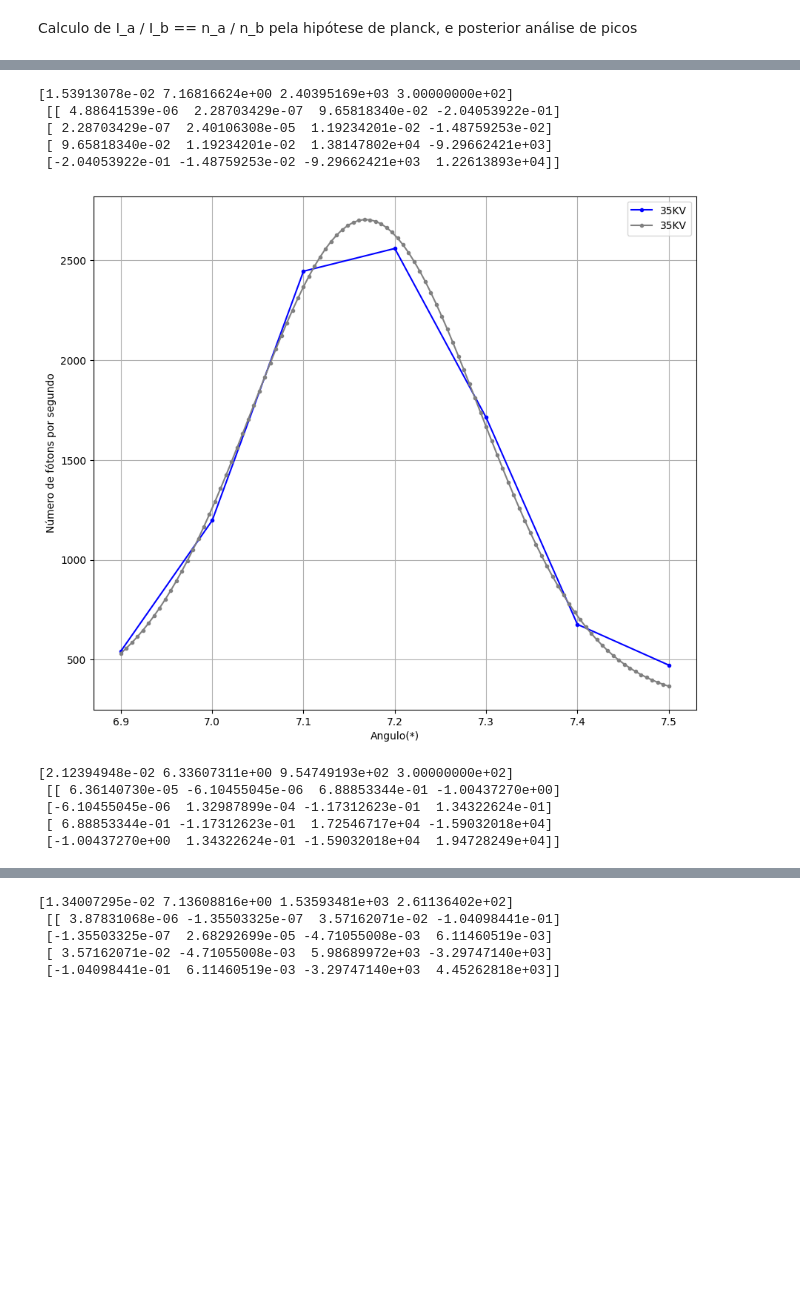
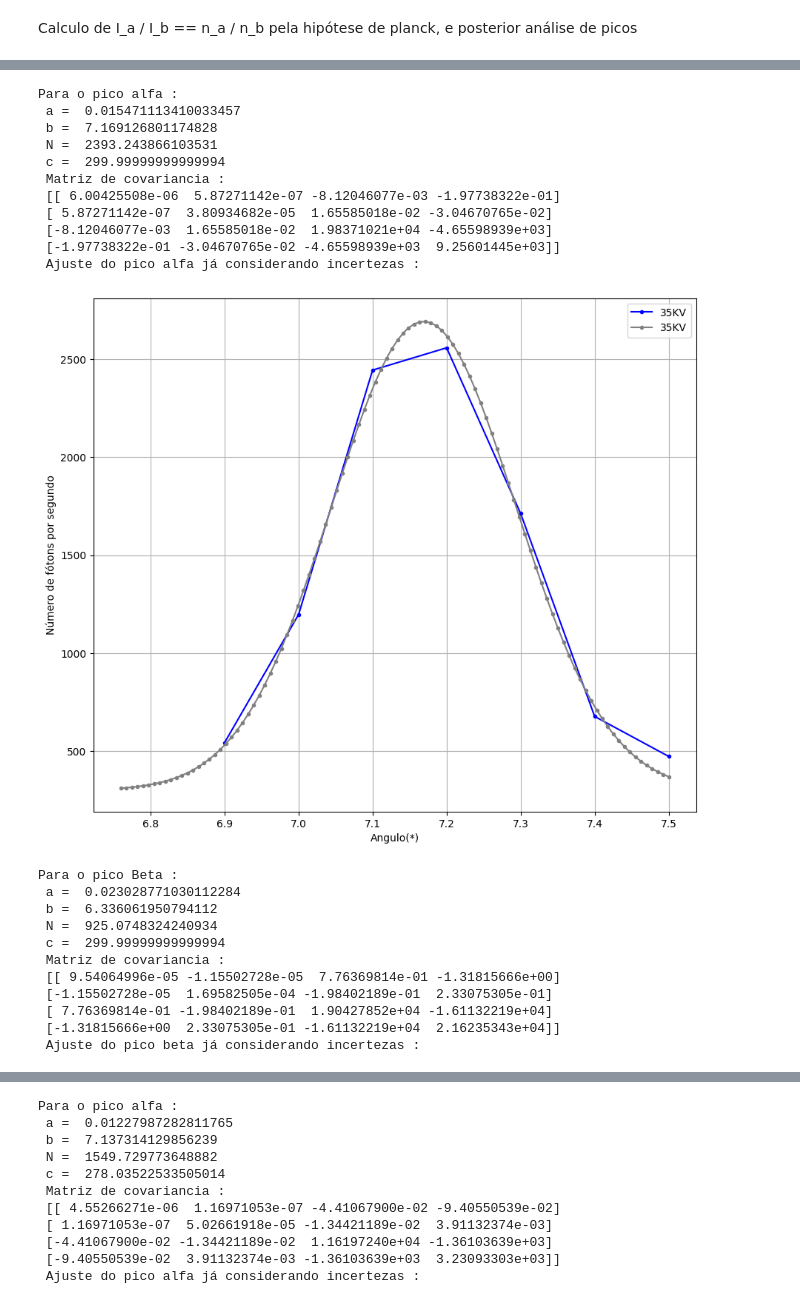
Before and after one commit to DanielDCSS/LabGlither, a Jupyter notebook: OpenLabEX2 VD.ipynb, the cells around one changed output, grey strips where cells are left out. Cells and saved outputs as stored; diff of their text form; code cells hidden in the pictures; blank space fills up the shorter version.

```diff
--- a/OpenLabEX2 VD.ipynb
+++ b/OpenLabEX2 VD.ipynb
@@ -13,5 +13,8 @@ Importação de dados
 df = pd.read_excel('Planilha do raio-x.xlsx', sheet_name='Dados', header=None, names=['A', 'B', 'C', 'D','E', 'F'])
 df = df.replace({',': '.'}, regex=True)
 hs = pd.read_excel('Planilha do raio-x.xlsx', sheet_name='Hist', header=None, names=['A', 'B'])
-print('agora vai ! ')
+tm = pd.read_excel('Planilha do raio-x.xlsx', sheet_name='TMorto', header=None, names=['A', 'B'])
+tm = tm.replace({',':'.'}, regex=True)
+print(hs)
+# Incerteza pro angulo == 0.005 Graus, metade da menor divisão
 # %% [output]
@@ -87,6 +168,8 @@ def AnalisePicos(cor, voltagem, graf):
         if df['A'][i] >= 5.01  and df['A'][i] <= 8 :
             selecANG.append(df['A'][i])
             selecNF.append(df[graf][i])
+
+
 
     plt.figure(figsize=(10.5, 9))
     plt.plot(selecANG, selecNF, label=voltagem, marker='.', color=cor )
@@ -130,19 +213,25 @@ def AnalisePicos(cor, voltagem, graf):
             ListaOrdenadasPico2 = ListaOrdenadasPico2 + [selecNFtiraPico1[Npico2-3+i]]
             ListaAbsPico2 = ListaAbsPico2 + [selecANGtiraPico1[Npico2-3+i]]
 
+        ListaSigmaOrdPico1 = []
+        ListaSigmaOrdPico2 = []
+
+        for i in range(len(ListaOrdenadasPico1)):
+            ListaSigmaOrdPico1 = ListaSigmaOrdPico1 + [ListaOrdenadasPico1[i]**(1/2)]
+
+        for i in range(len(ListaOrdenadasPico2)):
+            ListaSigmaOrdPico2 = ListaSigmaOrdPico2 + [ListaOrdenadasPico2[i]**(1/2)]
 
 
+        poptP1, pcovP1 = curve_fit(gauss, ListaAbsPico1, ListaOrdenadasPico1, bounds=([0, 7, 700, 0], [1, 7.5, 3000, 300]), sigma=ListaSigmaOrdPico1 ) #a, b, N, c
+        poptP2, pcovP2 = curve_fit(gauss, ListaAbsPico2, ListaOrdenadasPico2, bounds=([0, 5, 300, 0], [1, 8, 1500, 300]), sigma=ListaSigmaOrdPico2 ) #a, b, N, c
 
-
-        poptP1, pcovP1 = curve_fit(gauss, ListaAbsPico1, ListaOrdenadasPico1, bounds=([0, 7, 700, 0], [1, 7.5, 3000, 300])) #a, b, N
-        poptP2, pcovP2 = curve_fit(gauss, ListaAbsPico2, ListaOrdenadasPico2, bounds=([0, 5, 300, 0], [1, 8, 1500, 300])) #a, b, N
-
-        print(poptP1, '\n', pcovP1)
+        print('Para o pico alfa : \n','a = ', poptP1[0], '\n','b = ', poptP1[1], '\n', 'N = ', poptP1[2], '\n', 'c = ', poptP1[3], '\n', 'Matriz de covariancia : \n', pcovP1, '\n', 'Ajuste do pico alfa já considerando incertezas :' )#a, b, N, c
 
         #poptP1 é a lista dos valores dos parametros ajustados do pico 1
         #pcovP1 é a matriz de covariancia. As incertezas são as raizesdos elementos da diagonal principal
 
-        rgBL = np.linspace(6.9, 7.5, num = 100) #rgBL é um range continuo (100 pontos) entre 6.9 e 7.5
+        rgBL = np.linspace(6.76, 7.5, num = 100) #rgBL é um range continuo (100 pontos) entre 6.9 e 7.5
 
         plt.figure(figsize=(10.5, 9))
         plt.plot(ListaAbsPico1, ListaOrdenadasPico1, label=voltagem, marker='.', color=cor )
@@ -152,43 +241,55 @@ def AnalisePicos(cor, voltagem, graf):
         plt.grid()
         plt.legend()
         plt.show()
 
 
 
-        print(poptP2, '\n', pcovP2)
+        print('Para o pico Beta : \n','a = ', poptP2[0], '\n','b = ', poptP2[1], '\n', 'N = ', poptP2[2], '\n', 'c = ', poptP2[3], '\n', 'Matriz de covariancia : \n', pcovP2, '\n', 'Ajuste do pico beta já considerando incertezas :' )
 
         #poptP1 é a lista dos valores dos parametros ajustados do pico 1
         #pcovP1 é a matriz de covariancia. As incertezas são as raizesdos elementos da diagonal principal
 
-        rgBL = np.linspace(5.8, 6.8, num = 100) #rgBL é um range continuo (100 pontos) entre 6.9 e 7.5
+        rgBL = np.linspace(5.9, 6.8, num = 100) #rgBL é um range continuo (100 pontos) entre 6.9 e 7.5
 
         plt.figure(figsize=(10.5, 9))
         plt.plot(ListaAbsPico2, ListaOrdenadasPico2, label=voltagem, marker='.', color=cor )
         plt.plot(rgBL, gauss(rgBL, *poptP2), label=voltagem, marker='.', color='gray' )
         plt.xlabel('Angulo(*)')
         plt.ylabel('Número de fótons por segundo')
         plt.grid()
         plt.legend()
         plt.show()
 
         # Ajuste primitivo
 
 
 
 
 
 for j in range(0, 5):
     AnalisePicos(cor=cores[j], voltagem=voltagens[j], graf=grafs[j])
 # %% [output]
 [figure]
-[1.53913078e-02 7.16816624e+00 2.40395169e+03 3.00000000e+02]
- [[ 4.88641539e-06  2.28703429e-07  9.65818340e-02 -2.04053922e-01]
- [ 2.28703429e-07  2.40106308e-05  1.19234201e-02 -1.48759253e-02]
- [ 9.65818340e-02  1.19234201e-02  1.38147802e+04 -9.29662421e+03]
- [-2.04053922e-01 -1.48759253e-02 -9.29662421e+03  1.22613893e+04]]
+Para o pico alfa :
+ a =  0.015471113410033457
+ b =  7.169126801174828
+ N =  2393.243866103531
+ c =  299.99999999999994
+ Matriz de covariancia :
+ [[ 6.00425508e-06  5.87271142e-07 -8.12046077e-03 -1.97738322e-01]
+ [ 5.87271142e-07  3.80934682e-05  1.65585018e-02 -3.04670765e-02]
+ [-8.12046077e-03  1.65585018e-02  1.98371021e+04 -4.65598939e+03]
+ [-1.97738322e-01 -3.04670765e-02 -4.65598939e+03  9.25601445e+03]]
+ Ajuste do pico alfa já considerando incertezas :
-[figure, old version]
+[figure, new version]
-[2.12394948e-02 6.33607311e+00 9.54749193e+02 3.00000000e+02]
- [[ 6.36140730e-05 -6.10455045e-06  6.88853344e-01 -1.00437270e+00]
- [-6.10455045e-06  1.32987899e-04 -1.17312623e-01  1.34322624e-01]
- [ 6.88853344e-01 -1.17312623e-01  1.72546717e+04 -1.59032018e+04]
- [-1.00437270e+00  1.34322624e-01 -1.59032018e+04  1.94728249e+04]]
+Para o pico Beta :
+ a =  0.023028771030112284
+ b =  6.336061950794112
+ N =  925.0748324240934
+ c =  299.99999999999994
+ Matriz de covariancia :
+ [[ 9.54064996e-05 -1.15502728e-05  7.76369814e-01 -1.31815666e+00]
+ [-1.15502728e-05  1.69582505e-04 -1.98402189e-01  2.33075305e-01]
+ [ 7.76369814e-01 -1.98402189e-01  1.90427852e+04 -1.61132219e+04]
+ [-1.31815666e+00  2.33075305e-01 -1.61132219e+04  2.16235343e+04]]
+ Ajuste do pico beta já considerando incertezas :
@@ -196,6 +297,12 @@ for j in range(0, 5):
 [figure]
-[1.34007295e-02 7.13608816e+00 1.53593481e+03 2.61136402e+02]
- [[ 3.87831068e-06 -1.35503325e-07  3.57162071e-02 -1.04098441e-01]
- [-1.35503325e-07  2.68292699e-05 -4.71055008e-03  6.11460519e-03]
- [ 3.57162071e-02 -4.71055008e-03  5.98689972e+03 -3.29747140e+03]
- [-1.04098441e-01  6.11460519e-03 -3.29747140e+03  4.45262818e+03]]
+Para o pico alfa :
+ a =  0.01227987282811765
+ b =  7.137314129856239
+ N =  1549.729773648882
+ c =  278.03522533505014
+ Matriz de covariancia :
+ [[ 4.55266271e-06  1.16971053e-07 -4.41067900e-02 -9.40550539e-02]
+ [ 1.16971053e-07  5.02661918e-05 -1.34421189e-02  3.91132374e-03]
+ [-4.41067900e-02 -1.34421189e-02  1.16197240e+04 -1.36103639e+03]
+ [-9.40550539e-02  3.91132374e-03 -1.36103639e+03  3.23093303e+03]]
+ Ajuste do pico alfa já considerando incertezas :
```
Also changed, not shown: parts of 12 cells of this notebook.
